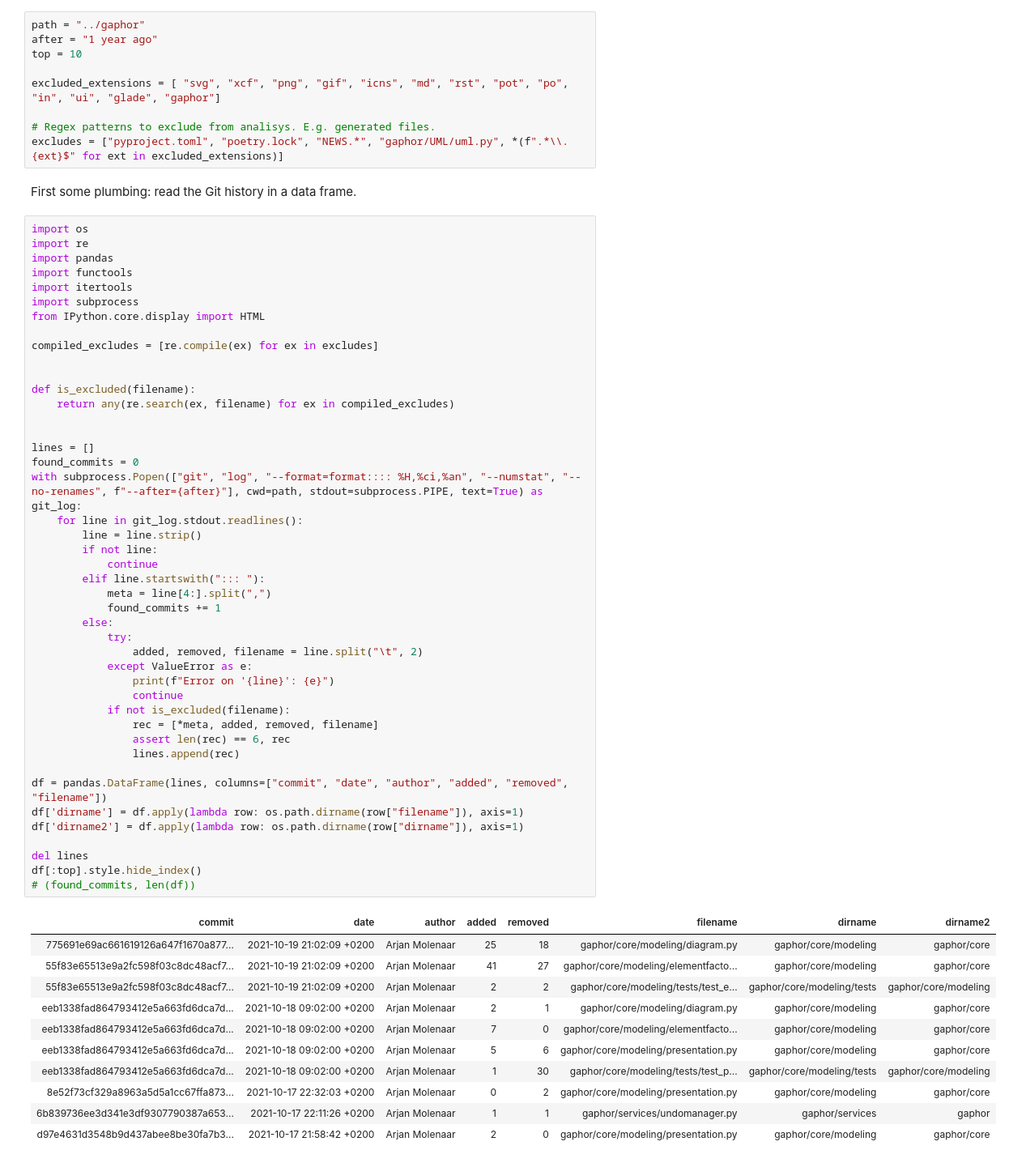
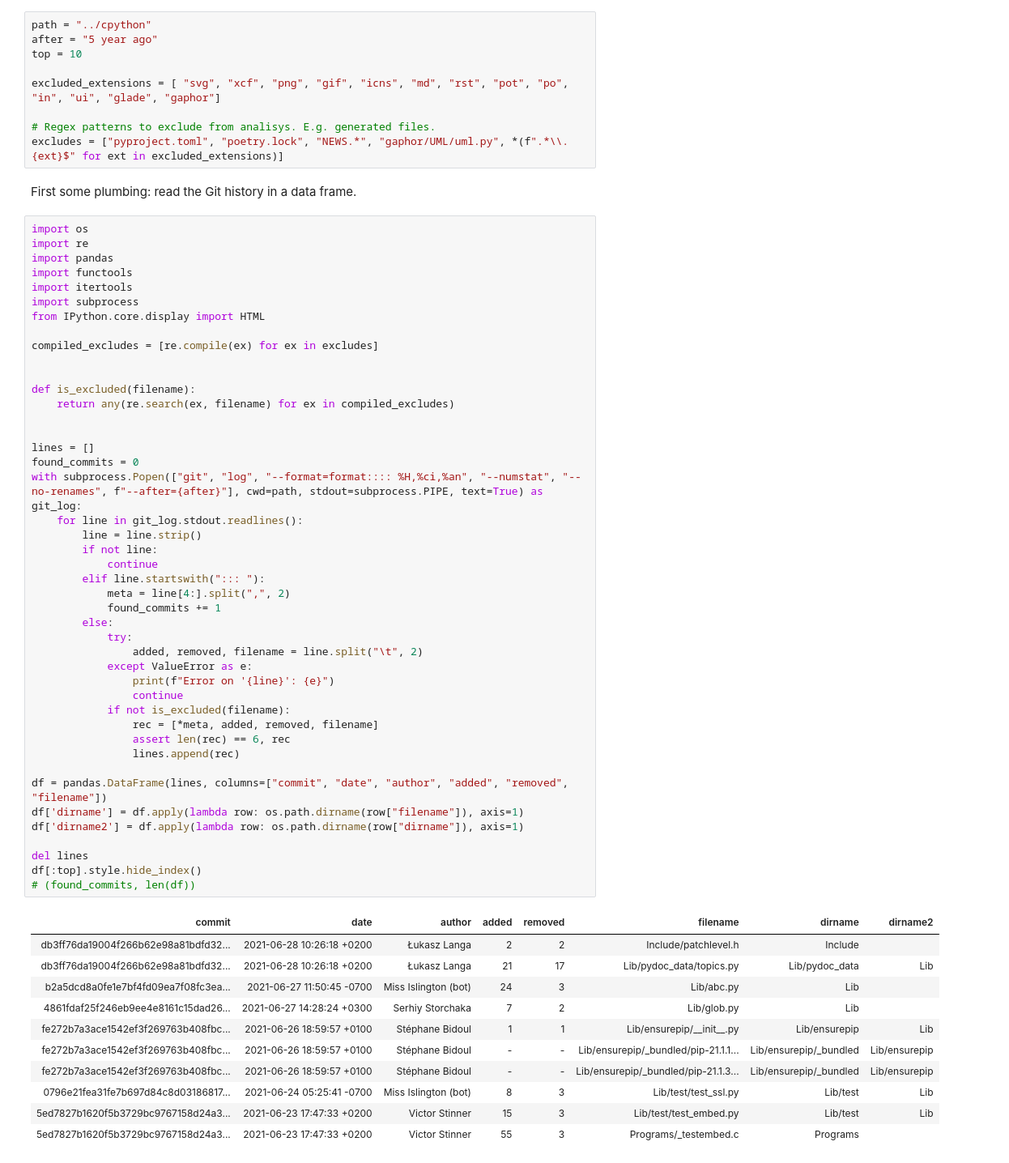
Before and after one commit to amolenaar/codescanner, a Jupyter notebook: Quick_Code_Analysis.ipynb, the cells around one changed output. Shown at 81% size. Drawn from its saved outputs; the diff is of its cells as text.

```diff
--- a/Quick_Code_Analysis.ipynb
+++ b/Quick_Code_Analysis.ipynb
@@ -21,8 +21,8 @@ Ensure `git` can be be found.
 
 Change the variables below to point to your repo of interest, and give this notebook a spin (VS Code may ask if it needs to install a Jupyter kernel).
 # %%
-path = "../gaphor"
-after = "1 year ago"
+path = "../cpython"
+after = "5 year ago"
 top = 10
 
 excluded_extensions = [ "svg", "xcf", "png", "gif", "icns", "md", "rst", "pot", "po", "in", "ui", "glade", "gaphor"]
@@ -49,44 +49,44 @@ def is_excluded(filename):
 
 lines = []
 found_commits = 0
 with subprocess.Popen(["git", "log", "--format=format:::: %H,%ci,%an", "--numstat", "--no-renames", f"--after={after}"], cwd=path, stdout=subprocess.PIPE, text=True) as git_log:
     for line in git_log.stdout.readlines():
         line = line.strip()
         if not line:
             continue
         elif line.startswith("::: "):
-            meta = line[4:].split(",")
+            meta = line[4:].split(",", 2)
             found_commits += 1
         else:
             try:
                 added, removed, filename = line.split("\t", 2)
             except ValueError as e:
                 print(f"Error on '{line}': {e}")
                 continue
             if not is_excluded(filename):
                 rec = [*meta, added, removed, filename]
                 assert len(rec) == 6, rec
                 lines.append(rec)
 
 df = pandas.DataFrame(lines, columns=["commit", "date", "author", "added", "removed", "filename"])
 df['dirname'] = df.apply(lambda row: os.path.dirname(row["filename"]), axis=1)
 df['dirname2'] = df.apply(lambda row: os.path.dirname(row["dirname"]), axis=1)
 
 del lines
 df[:top].style.hide_index()
 # (found_commits, len(df))
 # %% [output]
 | commit | date | author | added | removed | filename | dirname | dirname2 |
-| 775691e69ac661619126a647f1670a877... | 2021-10-19 21:02:09 +0200 | Arjan Molenaar | 25 | 18 | gaphor/core/modeling/diagram.py | gaphor/core/modeling | gaphor/core |
-| 55f83e65513e9a2fc598f03c8dc48acf7... | 2021-10-19 21:02:09 +0200 | Arjan Molenaar | 41 | 27 | gaphor/core/modeling/elementfacto... | gaphor/core/modeling | gaphor/core |
-| 55f83e65513e9a2fc598f03c8dc48acf7... | 2021-10-19 21:02:09 +0200 | Arjan Molenaar | 2 | 2 | gaphor/core/modeling/tests/test_e... | gaphor/core/modeling/tests | gaphor/core/modeling |
-| eeb1338fad864793412e5a663fd6dca7d... | 2021-10-18 09:02:00 +0200 | Arjan Molenaar | 2 | 1 | gaphor/core/modeling/diagram.py | gaphor/core/modeling | gaphor/core |
-| eeb1338fad864793412e5a663fd6dca7d... | 2021-10-18 09:02:00 +0200 | Arjan Molenaar | 7 | 0 | gaphor/core/modeling/elementfacto... | gaphor/core/modeling | gaphor/core |
-| eeb1338fad864793412e5a663fd6dca7d... | 2021-10-18 09:02:00 +0200 | Arjan Molenaar | 5 | 6 | gaphor/core/modeling/presentation.py | gaphor/core/modeling | gaphor/core |
-| eeb1338fad864793412e5a663fd6dca7d... | 2021-10-18 09:02:00 +0200 | Arjan Molenaar | 1 | 30 | gaphor/core/modeling/tests/test_p... | gaphor/core/modeling/tests | gaphor/core/modeling |
-| 8e52f73cf329a8963a5d5a1cc67ffa873... | 2021-10-17 22:32:03 +0200 | Arjan Molenaar | 0 | 2 | gaphor/core/modeling/presentation.py | gaphor/core/modeling | gaphor/core |
-| 6b839736ee3d341e3df9307790387a653... | 2021-10-17 22:11:26 +0200 | Arjan Molenaar | 1 | 1 | gaphor/services/undomanager.py | gaphor/services | gaphor |
-| d97e4631d3548b9d437abee8be30fa7b3... | 2021-10-17 21:58:42 +0200 | Arjan Molenaar | 2 | 0 | gaphor/core/modeling/presentation.py | gaphor/core/modeling | gaphor/core |
+| db3ff76da19004f266b62e98a81bdfd32... | 2021-06-28 10:26:18 +0200 | Łukasz Langa | 2 | 2 | Include/patchlevel.h | Include |  |
+| db3ff76da19004f266b62e98a81bdfd32... | 2021-06-28 10:26:18 +0200 | Łukasz Langa | 21 | 17 | Lib/pydoc_data/topics.py | Lib/pydoc_data | Lib |
+| b2a5dcd8a0fe1e7bf4fd09ea7f08fc3ea... | 2021-06-27 11:50:45 -0700 | Miss Islington (bot) | 24 | 3 | Lib/abc.py | Lib |  |
+| 4861fdaf25f246eb9ee4e8161c15dad26... | 2021-06-27 14:28:24 +0300 | Serhiy Storchaka | 7 | 2 | Lib/glob.py | Lib |  |
+| fe272b7a3ace1542ef3f269763b408fbc... | 2021-06-26 18:59:57 +0100 | Stéphane Bidoul | 1 | 1 | Lib/ensurepip/__init__.py | Lib/ensurepip | Lib |
+| fe272b7a3ace1542ef3f269763b408fbc... | 2021-06-26 18:59:57 +0100 | Stéphane Bidoul | - | - | Lib/ensurepip/_bundled/pip-21.1.1... | Lib/ensurepip/_bundled | Lib/ensurepip |
+| fe272b7a3ace1542ef3f269763b408fbc... | 2021-06-26 18:59:57 +0100 | Stéphane Bidoul | - | - | Lib/ensurepip/_bundled/pip-21.1.3... | Lib/ensurepip/_bundled | Lib/ensurepip |
+| 0796e21fea31fe7b697d84c8d03186817... | 2021-06-24 05:25:41 -0700 | Miss Islington (bot) | 8 | 3 | Lib/test/test_ssl.py | Lib/test | Lib |
+| 5ed7827b1620f5b3729bc9767158d24a3... | 2021-06-23 17:47:33 +0200 | Victor Stinner | 15 | 3 | Lib/test/test_embed.py | Lib/test | Lib |
+| 5ed7827b1620f5b3729bc9767158d24a3... | 2021-06-23 17:47:33 +0200 | Victor Stinner | 55 | 3 | Programs/_testembed.c | Programs |  |
 # %% [markdown]
 # Complexity
 
```
Also changed, not shown: parts of 6 cells of this notebook.
